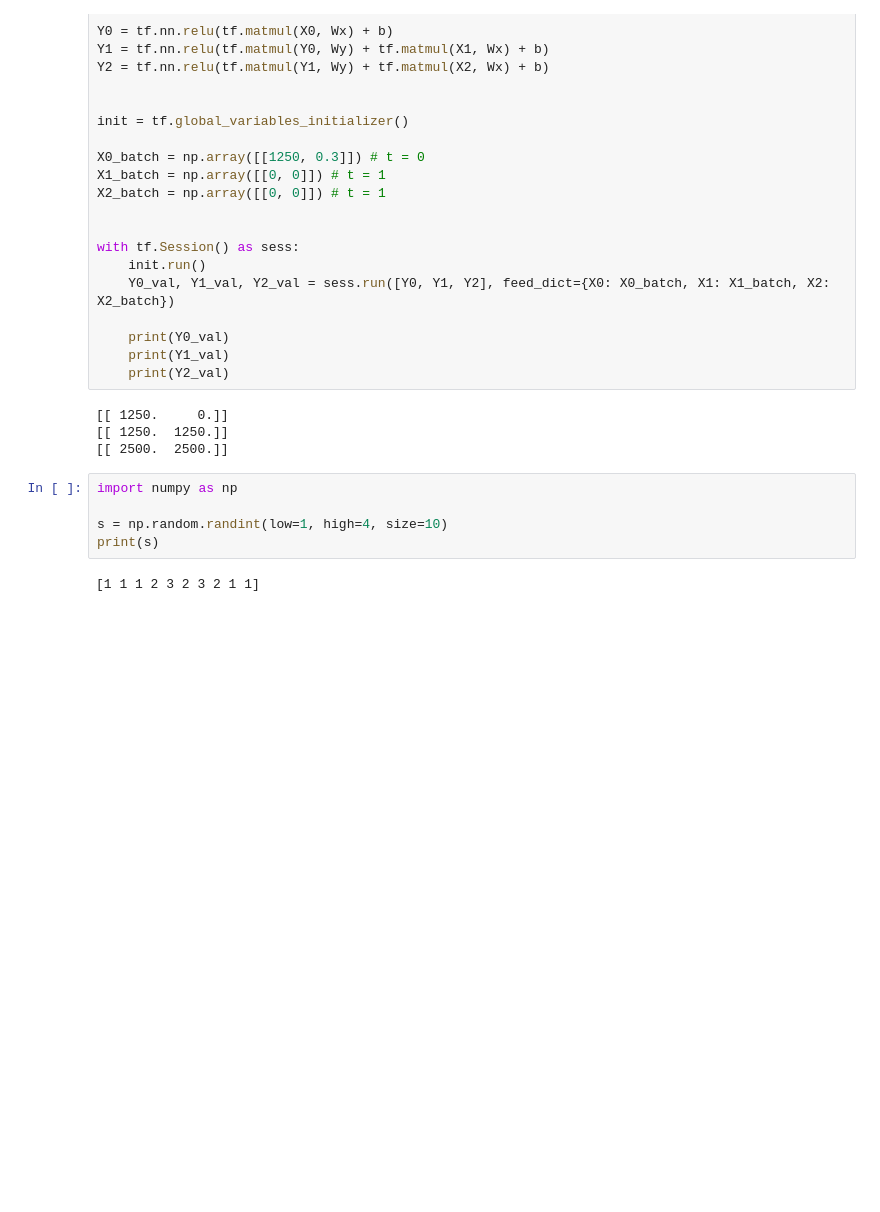
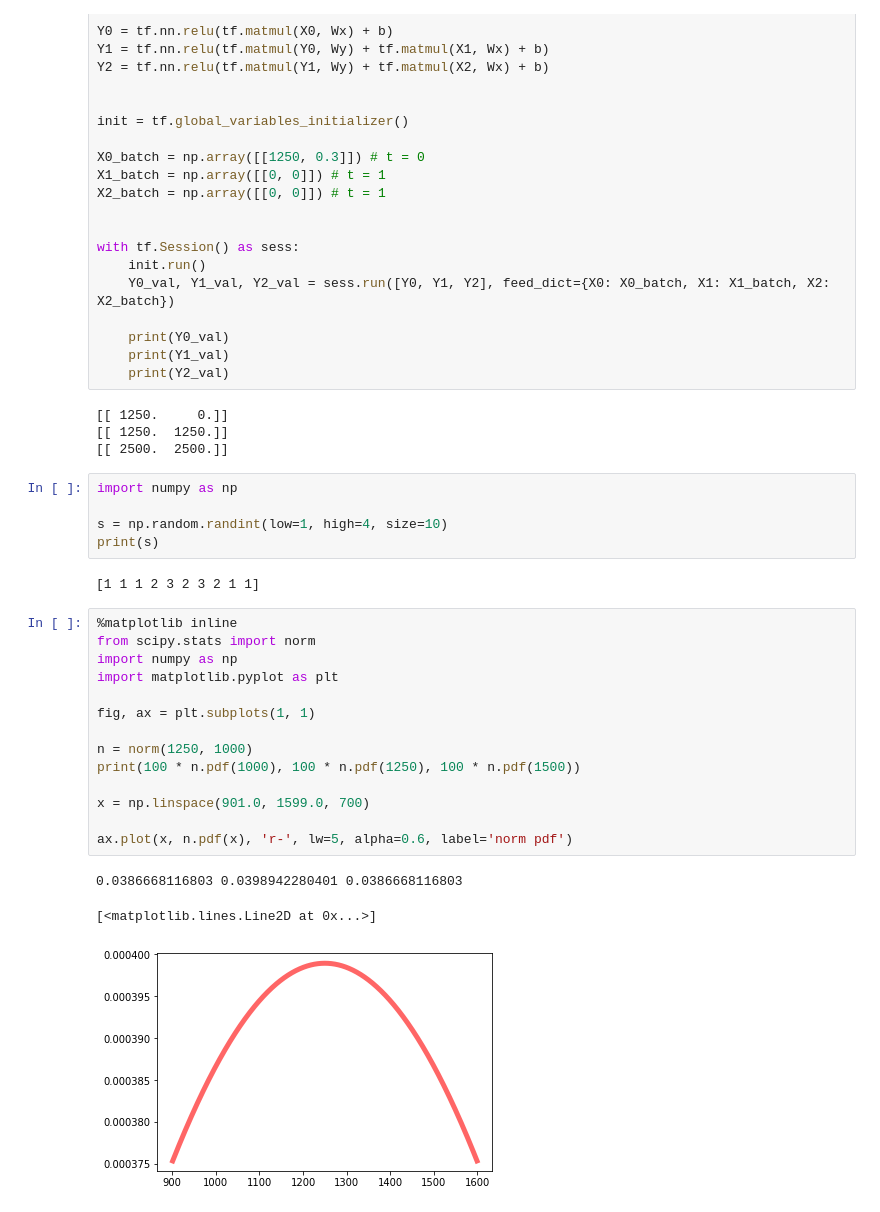
Before and after one commit to schorscho/TroubledLife, a Jupyter notebook: src/playground.ipynb, the cells around one changed output. Cells and saved outputs as stored; diff of their text form; blank space fills up the shorter version.

```diff
--- a/src/playground.ipynb
+++ b/src/playground.ipynb
@@ -324,3 +324,21 @@ s = np.random.randint(low=1, high=4, size=10)
 print(s)
 # %% [output]
 [1 1 1 2 3 2 3 2 1 1]
+# %%
+%matplotlib inline
+from scipy.stats import norm
+import numpy as np
+import matplotlib.pyplot as plt
+
+fig, ax = plt.subplots(1, 1)
+
+n = norm(1250, 1000)
+print(100 * n.pdf(1000), 100 * n.pdf(1250), 100 * n.pdf(1500))
+
+x = np.linspace(901.0, 1599.0, 700)
+
+ax.plot(x, n.pdf(x), 'r-', lw=5, alpha=0.6, label='norm pdf')
+# %% [output]
+0.0386668116803 0.0398942280401 0.0386668116803
+[<matplotlib.lines.Line2D at 0x...>]
+[figure, added]
```
Also changed, not shown: parts of 1 cell of this notebook, 7 other files.
